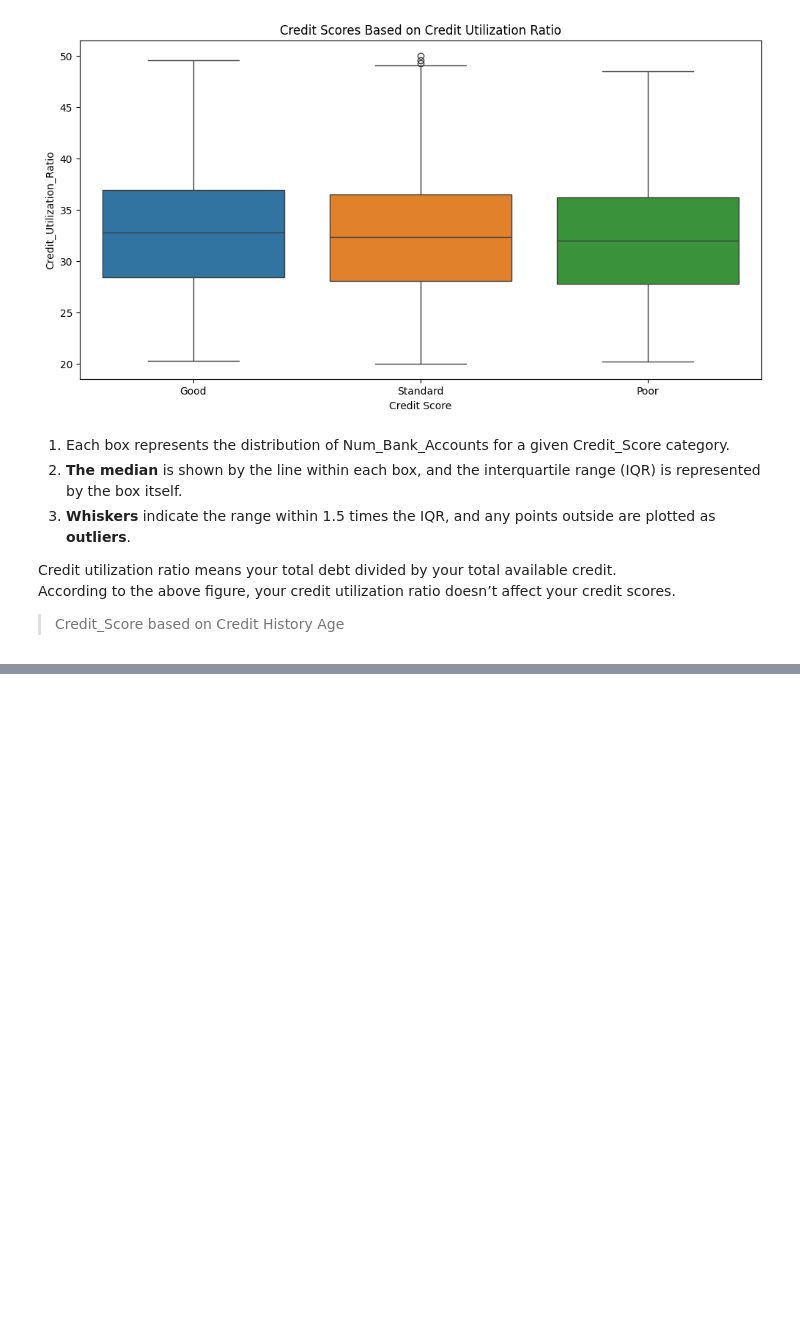
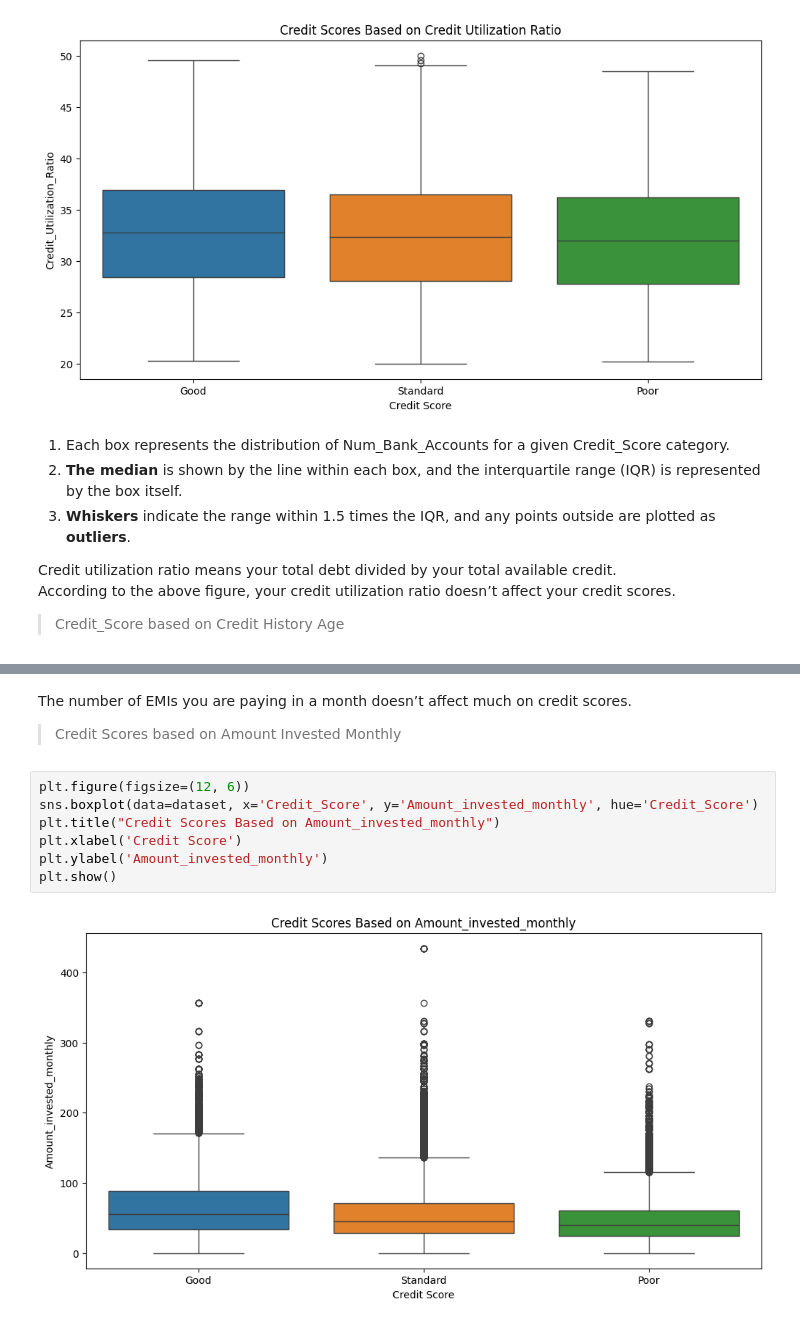
Before and after one commit to Darknight47/Data-Science-Project-01, a Jupyter notebook: credit_score_classification.ipynb, the cells around one changed output, grey strips where cells are left out. Drawn from its saved outputs; the diff is of its cells as text; blank space fills up the shorter version.

```diff
--- a/credit_score_classification.ipynb
+++ b/credit_score_classification.ipynb
@@ -351,0 +378,13 @@ According to the above figure, your credit utilization ratio doesn’t affect yo
+# %% [markdown]
+The number of EMIs you are paying in a month doesn’t affect much on credit scores.
+
+> Credit Scores based on Amount Invested Monthly
+# %%
+plt.figure(figsize=(12, 6))
+sns.boxplot(data=dataset, x='Credit_Score', y='Amount_invested_monthly', hue='Credit_Score')
+plt.title("Credit Scores Based on Amount_invested_monthly")
+plt.xlabel('Credit Score')
+plt.ylabel('Amount_invested_monthly')
+plt.show()
+# %% [output]
+[figure, added]
```
Also changed, not shown: parts of 6 cells of this notebook.
